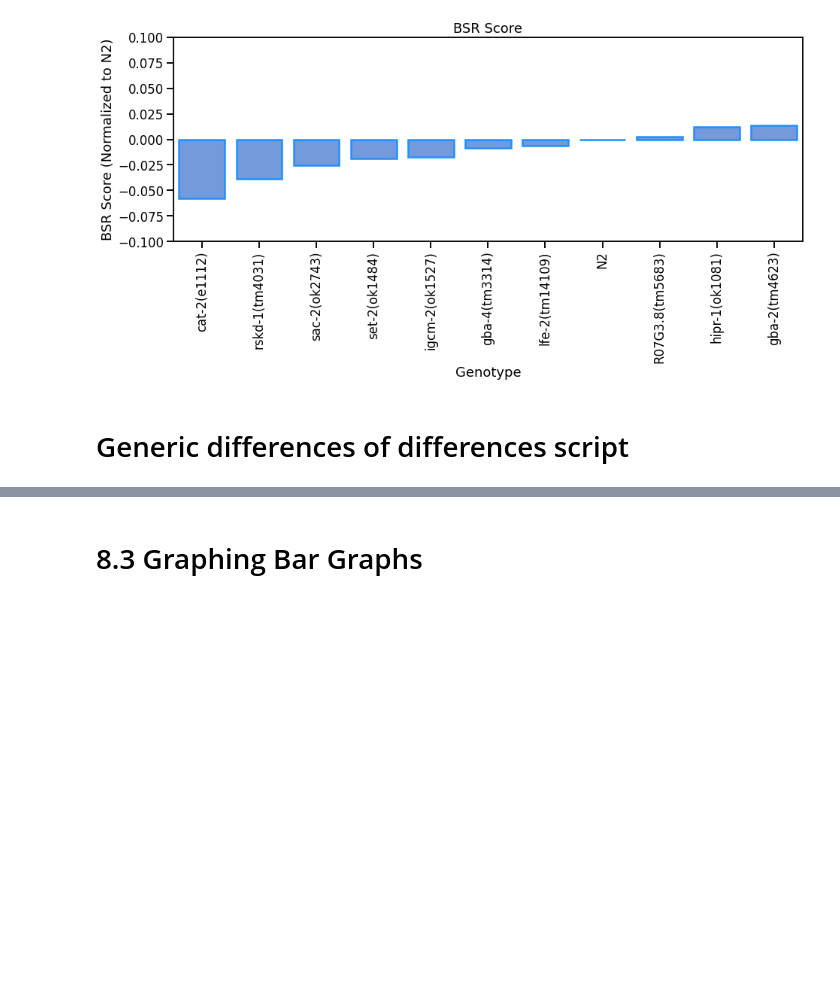
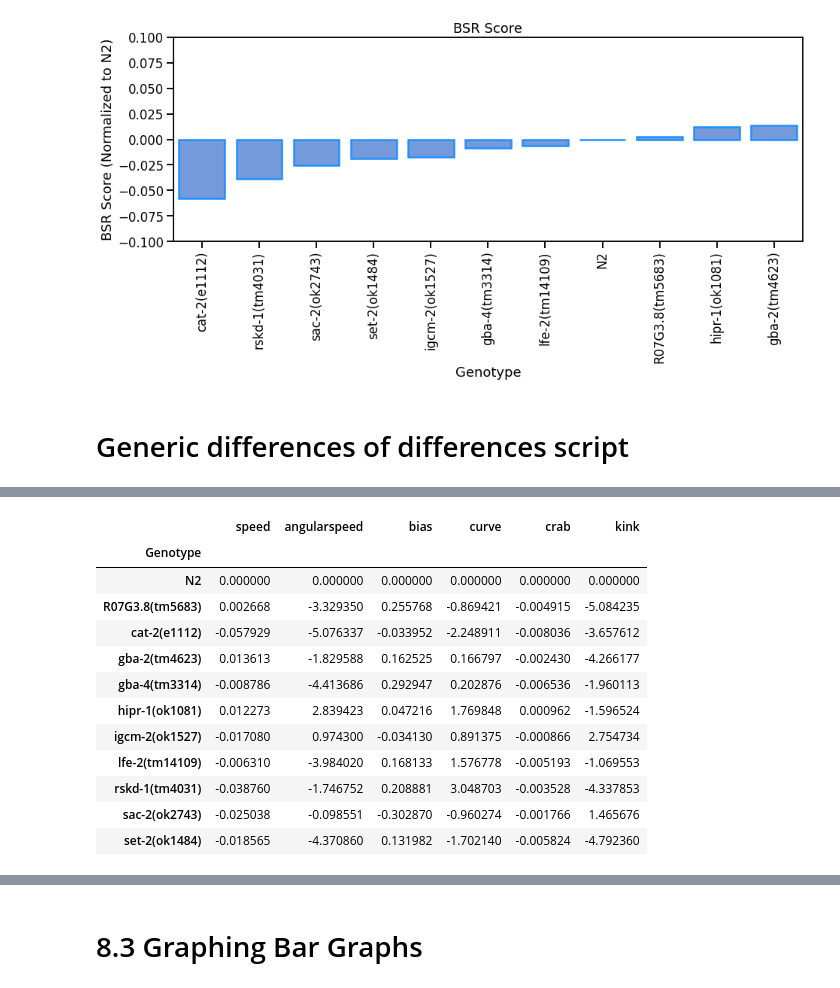
Before and after one commit to JosephLiangUBC/Joseph-Jupyter-Notebooks, a Jupyter notebook: Ben_postcsv_SpeedTraceNoFoodOnFoodExptUpdated_V2.0.ipynb, the cells around one changed output, grey strips where cells are left out. Saved outputs shown, nothing was run; the diff lists cells and outputs as text; code cells hidden in the pictures; blank space fills up the shorter version.

```diff
--- a/Ben_postcsv_SpeedTraceNoFoodOnFoodExptUpdated_V2.0.ipynb
+++ b/Ben_postcsv_SpeedTraceNoFoodOnFoodExptUpdated_V2.0.ipynb
@@ -343,0 +365,47 @@ plt.show()
+# %%
+behavioural_phenotypes = ['speed', 'angularspeed', 'bias', 'curve', 'crab', 'kink']
+# print(all_strains)
+
+def differences_of_differences(start, point, df):
+    chunkeddata0 = df[df["time"] >= start]
+    chunkeddata = chunkeddata0[chunkeddata0["time"] <= point]
+    chunkeddata_mean = chunkeddata.groupby(["Strain", "worm"], as_index=False).mean()
+    chunkeddata_mean[['Genotype', 'Treatment']] = chunkeddata_mean['Strain'].str.split('_', 1, expand=True)
+    all_scores = all_strains
+    for parameter in behavioural_phenotypes:
+        worm_avg_parameter = chunkeddata_mean[['Genotype', 'Treatment', 'Strain', parameter]]
+        avg_parameter = worm_avg_parameter.groupby(["Strain", 'Treatment', 'Genotype'], as_index=False).mean()
+        # print(avg_parameter)
+
+        # avg_parameter.to_csv("avg_parameter.csv")
+
+        parameter_diff = avg_parameter.drop(columns=["Strain", "Treatment"]).groupby("Genotype", as_index=False).diff(periods=-1).dropna()
+        parameter_diff.insert(loc=0, column='Genotype', value = avg_parameter['Genotype'].unique())
+        parameter_diff.reset_index(drop=True)
+        # print(parameter_diff)
+        # print(parameter_diff.iloc[0,1])
+        parameter_diff['Score'] = parameter_diff[parameter] - parameter_diff.iloc[0,1]
+        # parameter_diff = parameter_diff.sort_values(by = ["Score"])
+        parameter_diff = parameter_diff.drop(columns = [parameter])
+        parameter_diff = parameter_diff.rename(columns = {'Score':parameter})
+        parameter_diff = parameter_diff.reset_index(drop = True)
+        # print(parameter_diff)
+        all_scores = all_scores.join(parameter_diff.iloc[:,1])
+    all_scores = all_scores.set_index("Genotype")
+    return(all_scores)
+
+differences_of_differences(100, 400, TotalConcatenated)
+# %% [output]
+|  | speed | angularspeed | bias | curve | crab | kink |
+| Genotype |  |  |  |  |  |  |
+| N2 | 0.000000 | 0.000000 | 0.000000 | 0.000000 | 0.000000 | 0.000000 |
+| R07G3.8(tm5683) | 0.002668 | -3.329350 | 0.255768 | -0.869421 | -0.004915 | -5.084235 |
+| cat-2(e1112) | -0.057929 | -5.076337 | -0.033952 | -2.248911 | -0.008036 | -3.657612 |
+| gba-2(tm4623) | 0.013613 | -1.829588 | 0.162525 | 0.166797 | -0.002430 | -4.266177 |
+| gba-4(tm3314) | -0.008786 | -4.413686 | 0.292947 | 0.202876 | -0.006536 | -1.960113 |
+| hipr-1(ok1081) | 0.012273 | 2.839423 | 0.047216 | 1.769848 | 0.000962 | -1.596524 |
+| igcm-2(ok1527) | -0.017080 | 0.974300 | -0.034130 | 0.891375 | -0.000866 | 2.754734 |
+| lfe-2(tm14109) | -0.006310 | -3.984020 | 0.168133 | 1.576778 | -0.005193 | -1.069553 |
+| rskd-1(tm4031) | -0.038760 | -1.746752 | 0.208881 | 3.048703 | -0.003528 | -4.337853 |
+| sac-2(ok2743) | -0.025038 | -0.098551 | -0.302870 | -0.960274 | -0.001766 | 1.465676 |
+| set-2(ok1484) | -0.018565 | -4.370860 | 0.131982 | -1.702140 | -0.005824 | -4.792360 |
```
Also changed, not shown: parts of 8 cells of this notebook.
